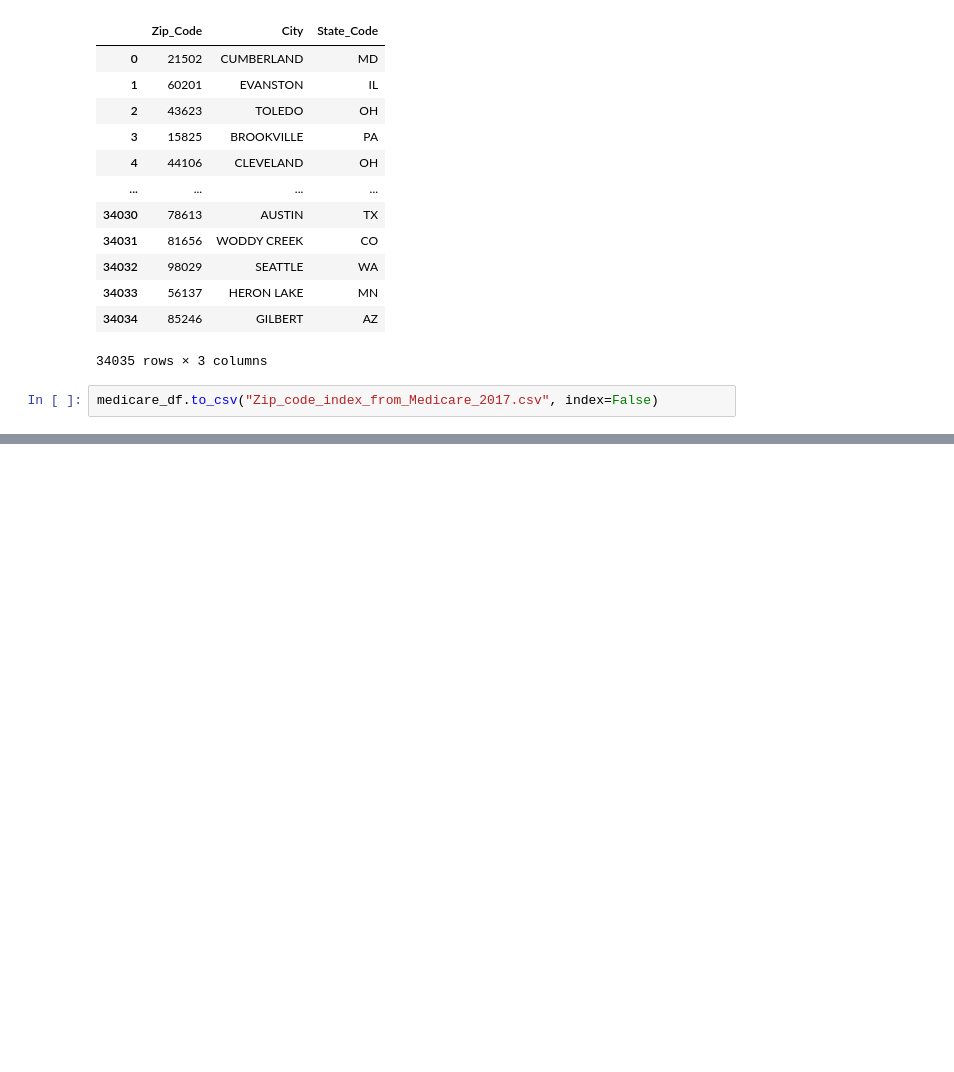
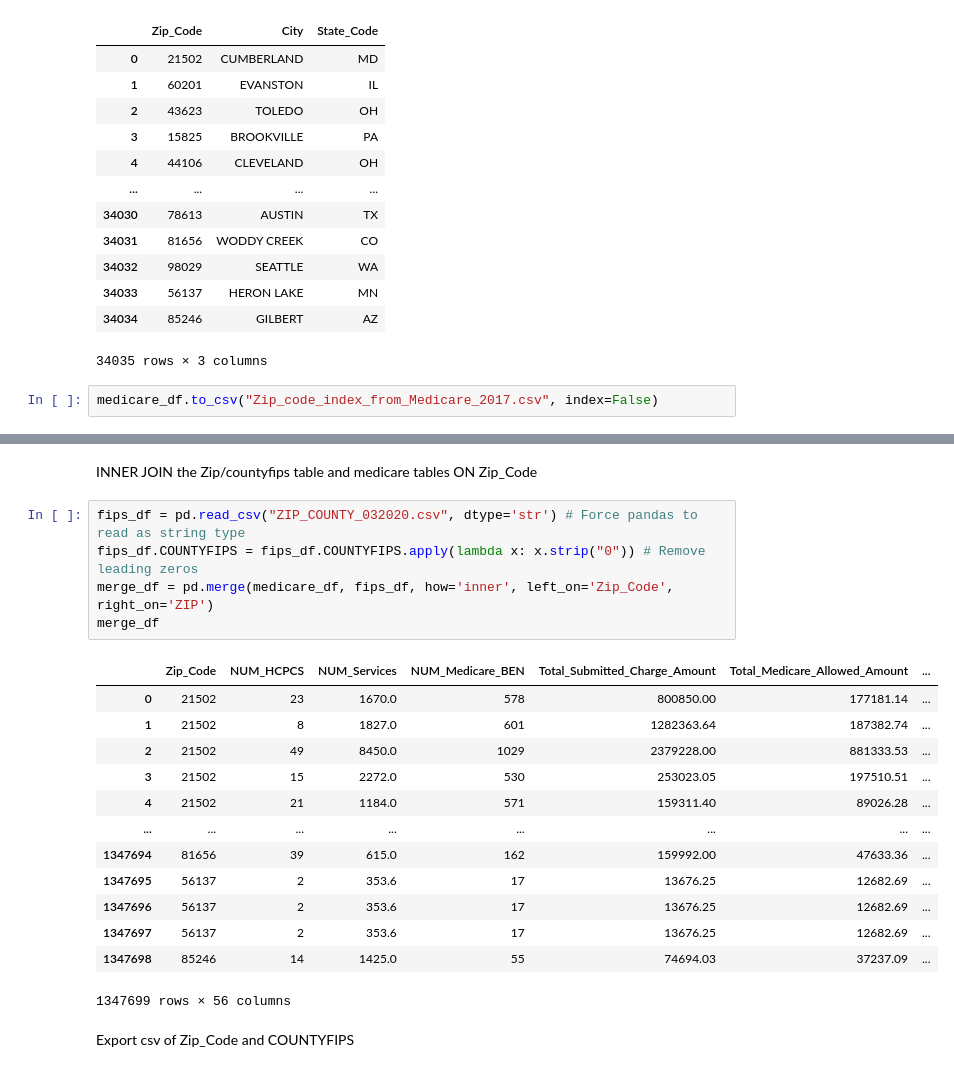
Before and after one commit to lamwilton/COVID-19, a Jupyter notebook: Medicare_Countyfips.ipynb, the cells around one changed output, grey strips where cells are left out. Drawn from its saved outputs; the diff is of its cells as text; blank space fills up the shorter version.

```diff
--- a/Medicare_Countyfips.ipynb
+++ b/Medicare_Countyfips.ipynb
@@ -29,0 +191,23 @@ medicare_df.to_csv("Zip_code_index_from_Medicare_2017.csv", index=False)
+# %% [markdown]
+INNER JOIN the Zip/countyfips table and medicare tables ON Zip_Code
+# %%
+fips_df = pd.read_csv("ZIP_COUNTY_032020.csv", dtype='str') # Force pandas to read as string type
+fips_df.COUNTYFIPS = fips_df.COUNTYFIPS.apply(lambda x: x.strip("0")) # Remove leading zeros
+merge_df = pd.merge(medicare_df, fips_df, how='inner', left_on='Zip_Code', right_on='ZIP')
+merge_df
+# %% [output]
+|  | Zip_Code | NUM_HCPCS | NUM_Services | NUM_Medicare_BEN | Total_Submitted_Charge_Amount | Total_Medicare_Allowed_Amount | ... |
+| 0 | 21502 | 23 | 1670.0 | 578 | 800850.00 | 177181.14 | ... |
+| 1 | 21502 | 8 | 1827.0 | 601 | 1282363.64 | 187382.74 | ... |
+| 2 | 21502 | 49 | 8450.0 | 1029 | 2379228.00 | 881333.53 | ... |
+| 3 | 21502 | 15 | 2272.0 | 530 | 253023.05 | 197510.51 | ... |
+| 4 | 21502 | 21 | 1184.0 | 571 | 159311.40 | 89026.28 | ... |
+| ... | ... | ... | ... | ... | ... | ... | ... |
+| 1347694 | 81656 | 39 | 615.0 | 162 | 159992.00 | 47633.36 | ... |
+| 1347695 | 56137 | 2 | 353.6 | 17 | 13676.25 | 12682.69 | ... |
+| 1347696 | 56137 | 2 | 353.6 | 17 | 13676.25 | 12682.69 | ... |
+| 1347697 | 56137 | 2 | 353.6 | 17 | 13676.25 | 12682.69 | ... |
+| 1347698 | 85246 | 14 | 1425.0 | 55 | 74694.03 | 37237.09 | ... |
+1347699 rows × 56 columns
+# %% [markdown]
+Export csv of Zip_Code and COUNTYFIPS
```
Also changed, not shown: parts of 14 cells of this notebook, 1 other file.
